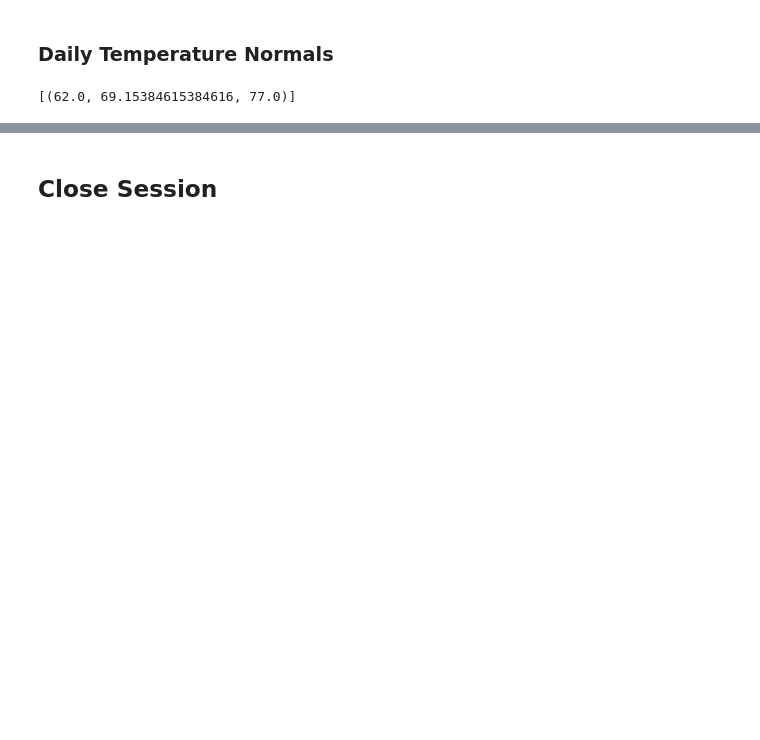
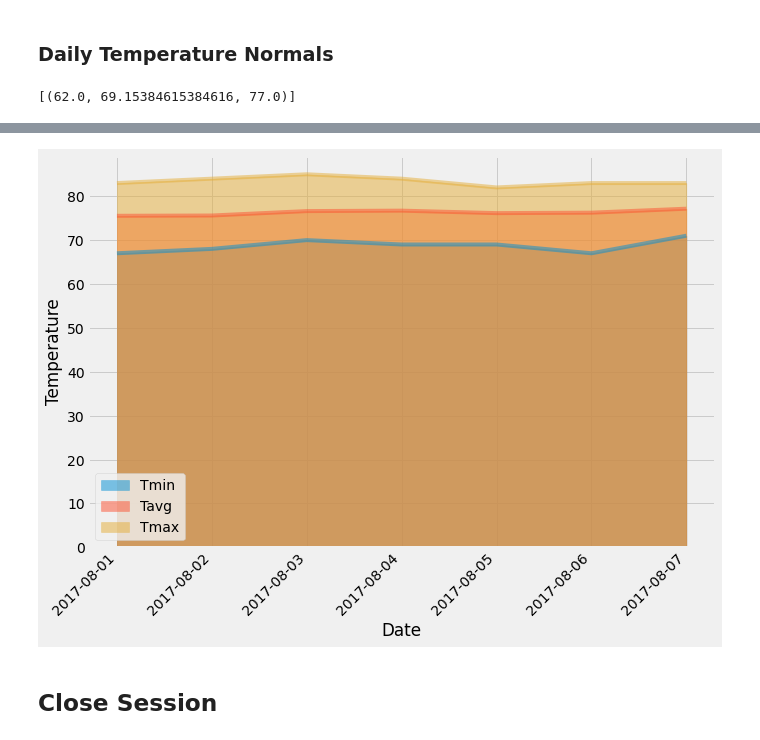
Before and after one commit to jfraz027/SQLalchemy-challenge, a Jupyter notebook: temp_analysis_bonus_2_starter.ipynb, the cells around one changed output, grey strips where cells are left out. Saved outputs shown, nothing was run; the diff lists cells and outputs as text; code cells hidden in the pictures; blank space fills up the shorter version.

```diff
--- a/temp_analysis_bonus_2_starter.ipynb
+++ b/temp_analysis_bonus_2_starter.ipynb
@@ -226,14 +212,15 @@ normals
 # %%
 # Plot the daily normals as an area plot with `stacked=False`
-colors = ['mediumslateblue', 'hotpink', 'palegreen']
 
 #make an area plot for the predicted temps
-normals.plot(kind='area', figsize=(12, 8), stacked=False, x_compat=True,  rot=45)
+dailynormals.plot(kind='area', figsize=(10, 8), stacked=False, x_compat=True,  rot=45)
 
 #make the labels
 plt.xlabel('Date')
 plt.ylabel('Temperature')
 
 plt.show()
+# %% [output]
+[figure, added]
 # %% [markdown]
 ## Close Session
```
Also changed, not shown: parts of 2 cells of this notebook.
